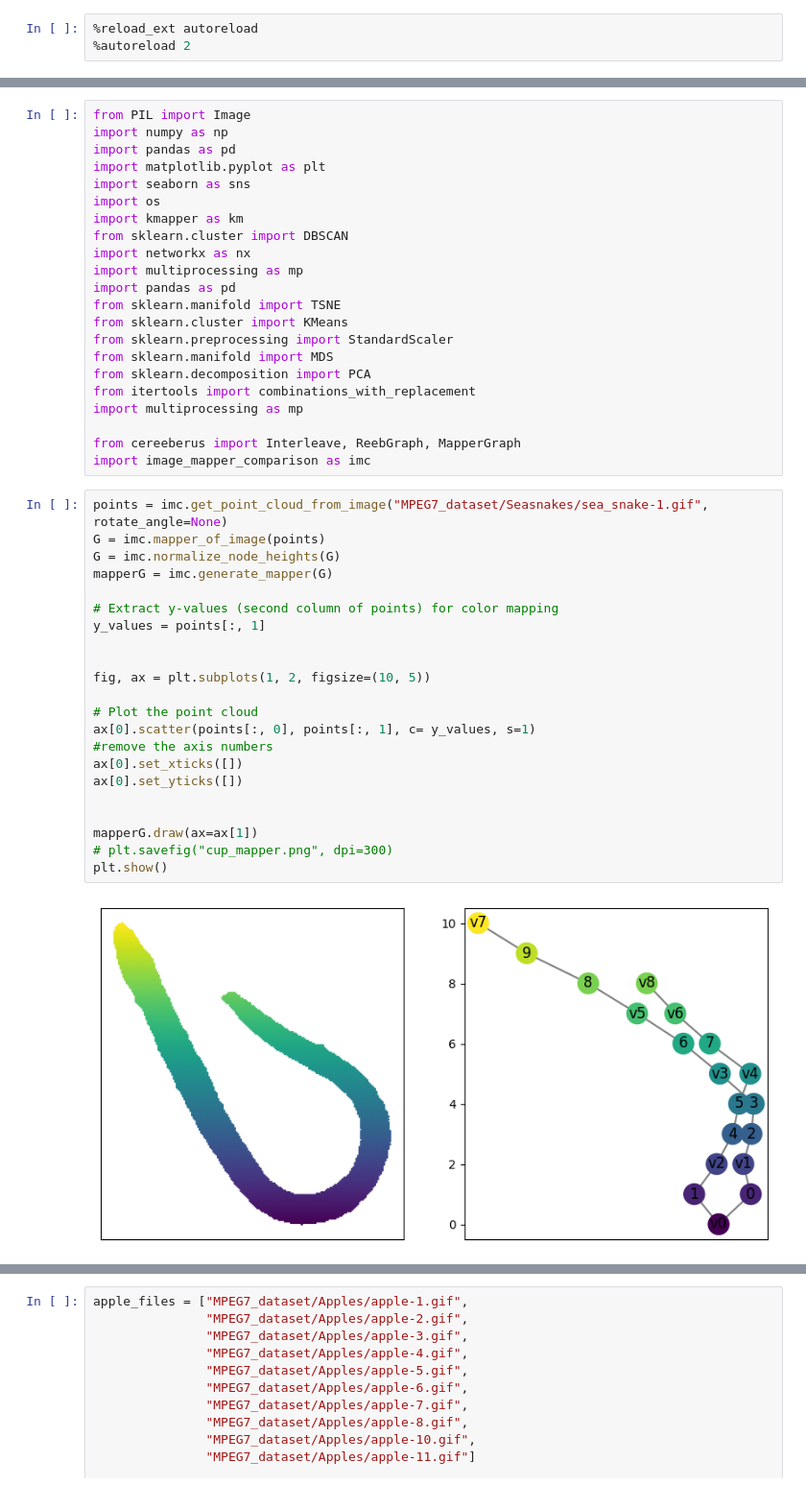
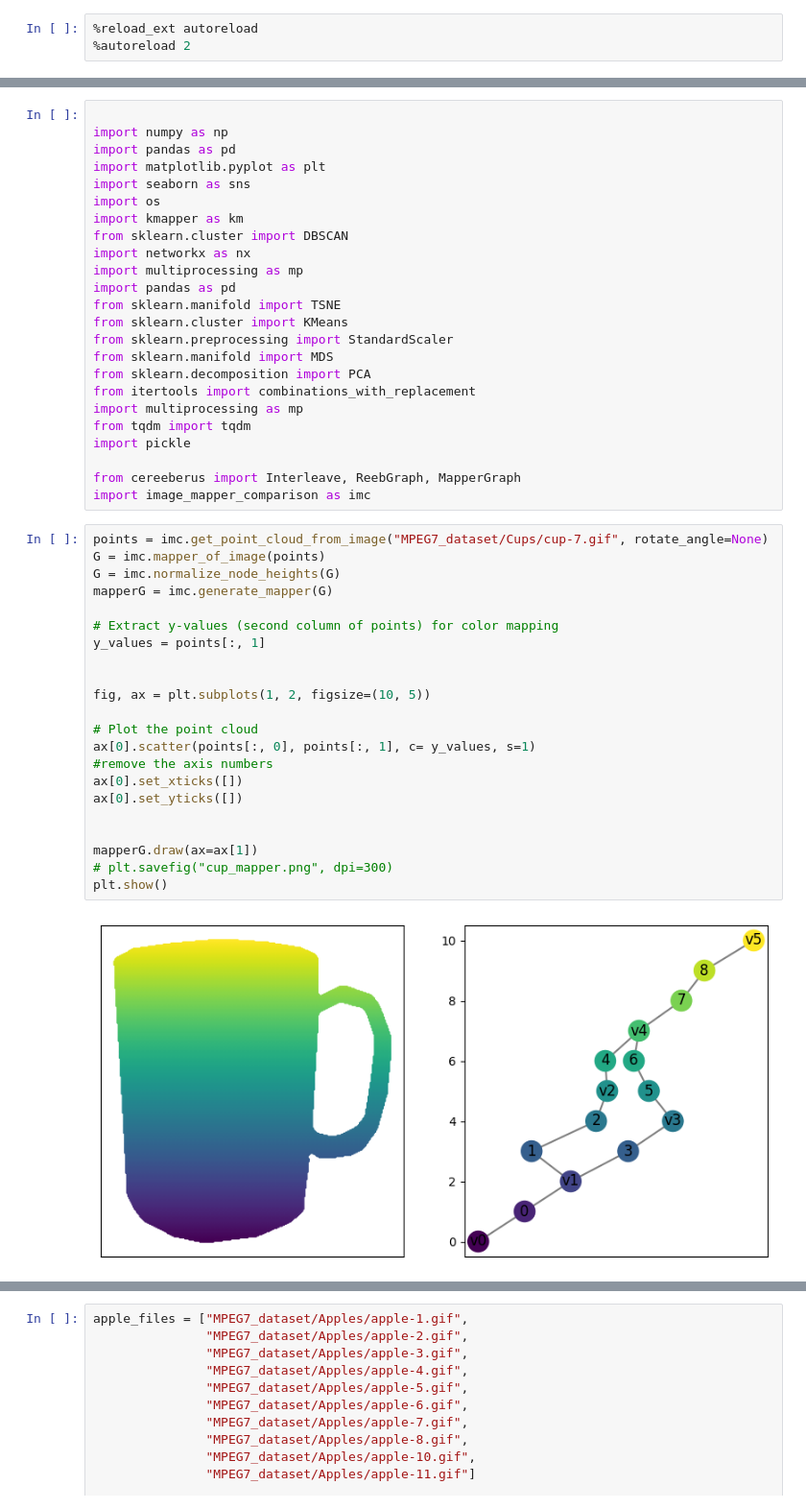
Before and after one commit to ishikaghosh2201/Mapper-Loss-Computation, a Jupyter notebook: workflow.ipynb, the cells around one changed output, grey strips where cells are left out. Shown: that part at 96% size. Saved outputs shown, nothing was run; the diff lists cells and outputs as text.

```diff
--- a/workflow.ipynb
+++ b/workflow.ipynb
@@ -11,7 +11,7 @@ import pandas as pd
 import seaborn as sns
 from sklearn.manifold import MDS
 # %%
-from PIL import Image
+
 import numpy as np
 import pandas as pd
 import matplotlib.pyplot as plt
@@ -29,30 +29,32 @@ from sklearn.manifold import MDS
 from sklearn.decomposition import PCA
 from itertools import combinations_with_replacement
 import multiprocessing as mp
+from tqdm import tqdm
+import pickle
 
 from cereeberus import Interleave, ReebGraph, MapperGraph
 import image_mapper_comparison as imc
 # %%
-points = imc.get_point_cloud_from_image("MPEG7_dataset/Seasnakes/sea_snake-1.gif", rotate_angle=None)
+points = imc.get_point_cloud_from_image("MPEG7_dataset/Cups/cup-7.gif", rotate_angle=None)
 G = imc.mapper_of_image(points)
 G = imc.normalize_node_heights(G)
 mapperG = imc.generate_mapper(G)
 
 # Extract y-values (second column of points) for color mapping
 y_values = points[:, 1]
 
 
 fig, ax = plt.subplots(1, 2, figsize=(10, 5))
 
 # Plot the point cloud
 ax[0].scatter(points[:, 0], points[:, 1], c= y_values, s=1)
 #remove the axis numbers
 ax[0].set_xticks([])
 ax[0].set_yticks([])
 
 
 mapperG.draw(ax=ax[1])
 # plt.savefig("cup_mapper.png", dpi=300)
 plt.show()
 # %% [output]
-[figure, old version]
+[figure, new version]
```
Also changed, not shown: parts of 21 cells of this notebook, 3 other files.
